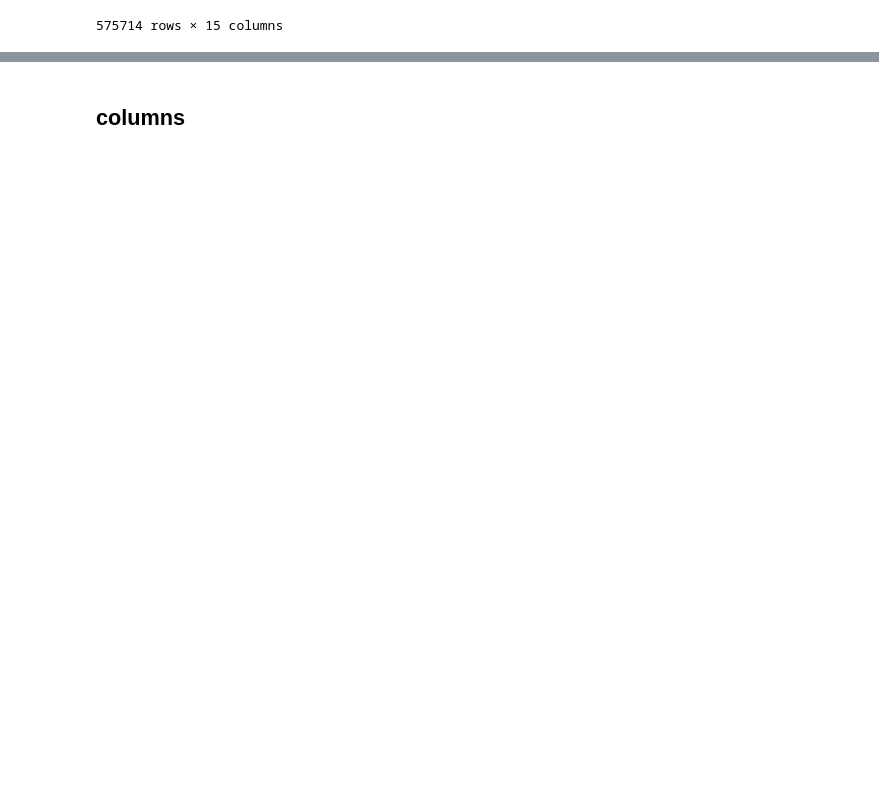
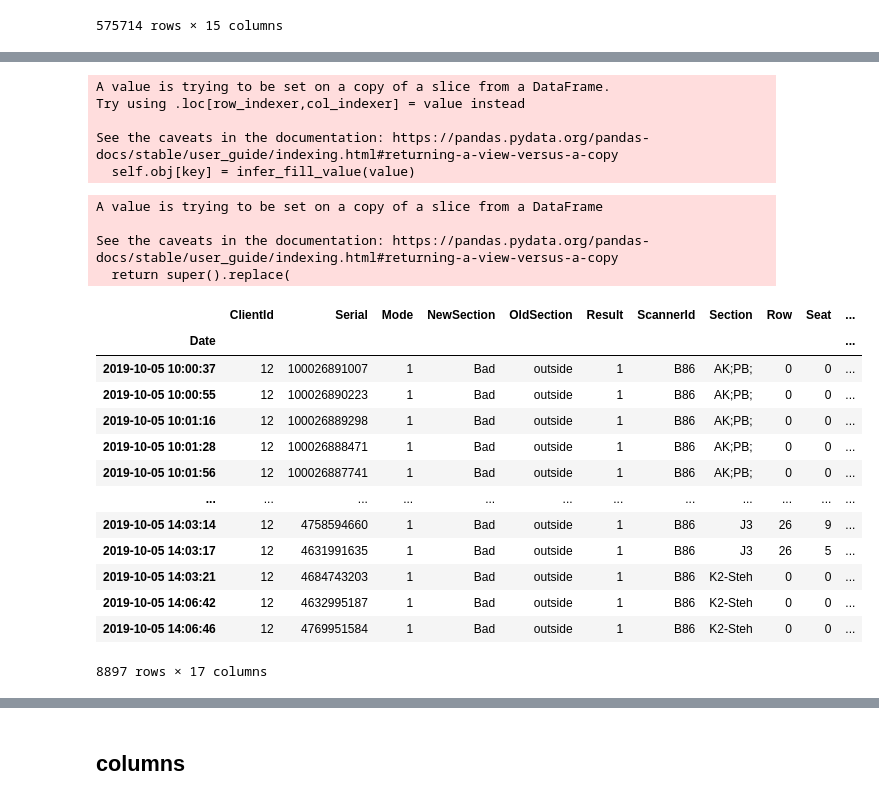
Before and after one commit to john-robert/dynamo_arrival, a Jupyter notebook: preprocess_ticket_data.ipynb, the cells around one changed output, grey strips where cells are left out. Cells and saved outputs as stored; diff of their text form; code cells hidden in the pictures; blank space fills up the shorter version.

Commit message:
added code to extract example data and add zipcode + distances

```diff
--- a/preprocess_ticket_data.ipynb
+++ b/preprocess_ticket_data.ipynb
@@ -113,0 +138,2 @@ for gid in selection.gameid.unique():
+# %%
+km1 = ['01069']
@@ -113,0 +173,62 @@ for gid in selection.gameid.unique():
+# %%
+km20 = ['01156',
+  '01314',
+  '01445',
+  '01454',
+  '01458',
+  '01465',
+  '01468',
+  '01471',
+  '01477',
+  '01640',
+  '01705',
+  '01723',
+  '01731',
+  '01734',
+  '01737',
+  '01738',
+  '01744',
+  '01768',
+  '01796',
+  '01809',
+  '01847']
+# %%
+for zcode in h96_sgd_kblock_cropped.zipcode.unique().tolist():
+    if zcode in km1:
+        h96_sgd_kblock_cropped.loc[h96_sgd_kblock_cropped.zipcode == zcode,'distance'] = 1
+    if zcode in km2:
+        h96_sgd_kblock_cropped.loc[h96_sgd_kblock_cropped.zipcode == zcode,'distance'] = 2
+    if zcode in km7:
+        h96_sgd_kblock_cropped.loc[h96_sgd_kblock_cropped.zipcode == zcode,'distance'] = 7
+    if zcode in km20:
+        h96_sgd_kblock_cropped.loc[h96_sgd_kblock_cropped.zipcode == zcode,'distance'] = 20
+# %% [output]
+A value is trying to be set on a copy of a slice from a DataFrame.
+Try using .loc[row_indexer,col_indexer] = value instead
+
+See the caveats in the documentation: https://pandas.pydata.org/pandas-docs/stable/user_guide/indexing.html#returning-a-view-versus-a-copy
+  self.obj[key] = infer_fill_value(value)
+# %%
+h96_sgd_kblock_cropped.distance.replace(np.nan, 20, inplace=True)
+# %% [output]
+A value is trying to be set on a copy of a slice from a DataFrame
+
+See the caveats in the documentation: https://pandas.pydata.org/pandas-docs/stable/user_guide/indexing.html#returning-a-view-versus-a-copy
+  return super().replace(
+# %%
+h96_sgd_kblock_cropped
+# %% [output]
+|  | ClientId | Serial | Mode | NewSection | OldSection | Result | ScannerId | Section | Row | Seat | ... |
+| Date |  |  |  |  |  |  |  |  |  |  | ... |
+| 2019-10-05 10:00:37 | 12 | 100026891007 | 1 | Bad | outside | 1 | B86 | AK;PB; | 0 | 0 | ... |
+| 2019-10-05 10:00:55 | 12 | 100026890223 | 1 | Bad | outside | 1 | B86 | AK;PB; | 0 | 0 | ... |
+| 2019-10-05 10:01:16 | 12 | 100026889298 | 1 | Bad | outside | 1 | B86 | AK;PB; | 0 | 0 | ... |
+| 2019-10-05 10:01:28 | 12 | 100026888471 | 1 | Bad | outside | 1 | B86 | AK;PB; | 0 | 0 | ... |
+| 2019-10-05 10:01:56 | 12 | 100026887741 | 1 | Bad | outside | 1 | B86 | AK;PB; | 0 | 0 | ... |
+| ... | ... | ... | ... | ... | ... | ... | ... | ... | ... | ... | ... |
+| 2019-10-05 14:03:14 | 12 | 4758594660 | 1 | Bad | outside | 1 | B86 | J3 | 26 | 9 | ... |
+| 2019-10-05 14:03:17 | 12 | 4631991635 | 1 | Bad | outside | 1 | B86 | J3 | 26 | 5 | ... |
+| 2019-10-05 14:03:21 | 12 | 4684743203 | 1 | Bad | outside | 1 | B86 | K2-Steh | 0 | 0 | ... |
+| 2019-10-05 14:06:42 | 12 | 4632995187 | 1 | Bad | outside | 1 | B86 | K2-Steh | 0 | 0 | ... |
+| 2019-10-05 14:06:46 | 12 | 4769951584 | 1 | Bad | outside | 1 | B86 | K2-Steh | 0 | 0 | ... |
+8897 rows × 17 columns
```
Also changed, not shown: parts of 31 cells of this notebook.
